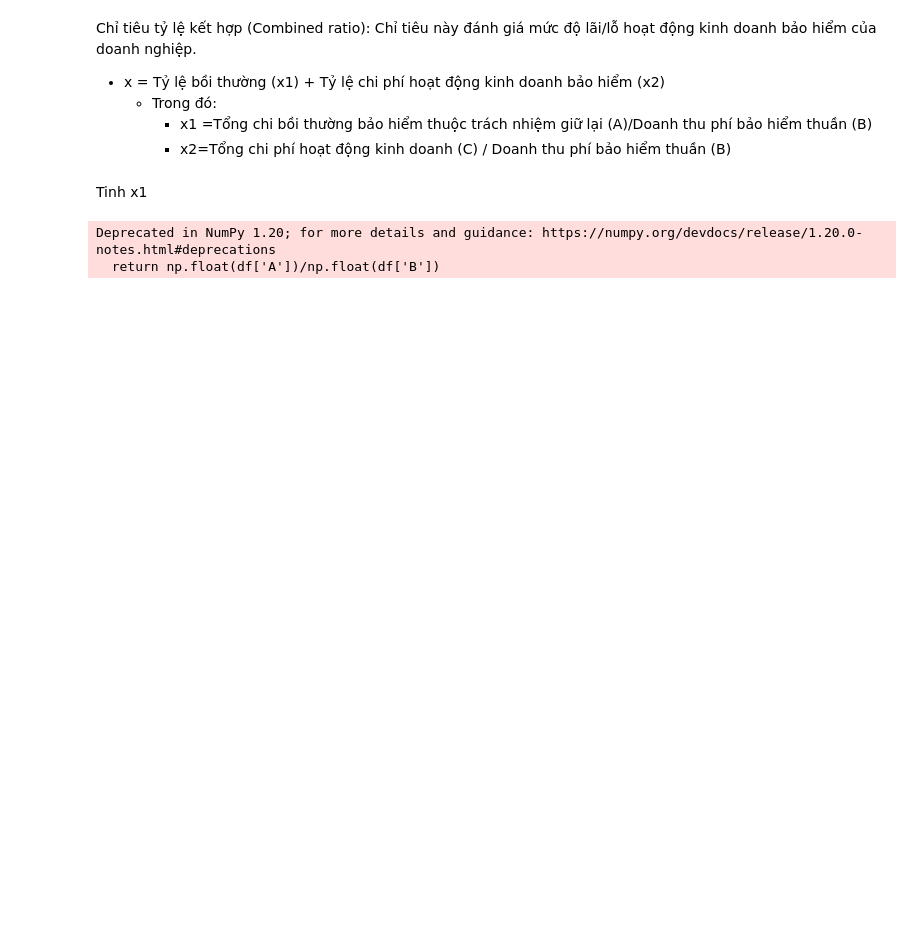
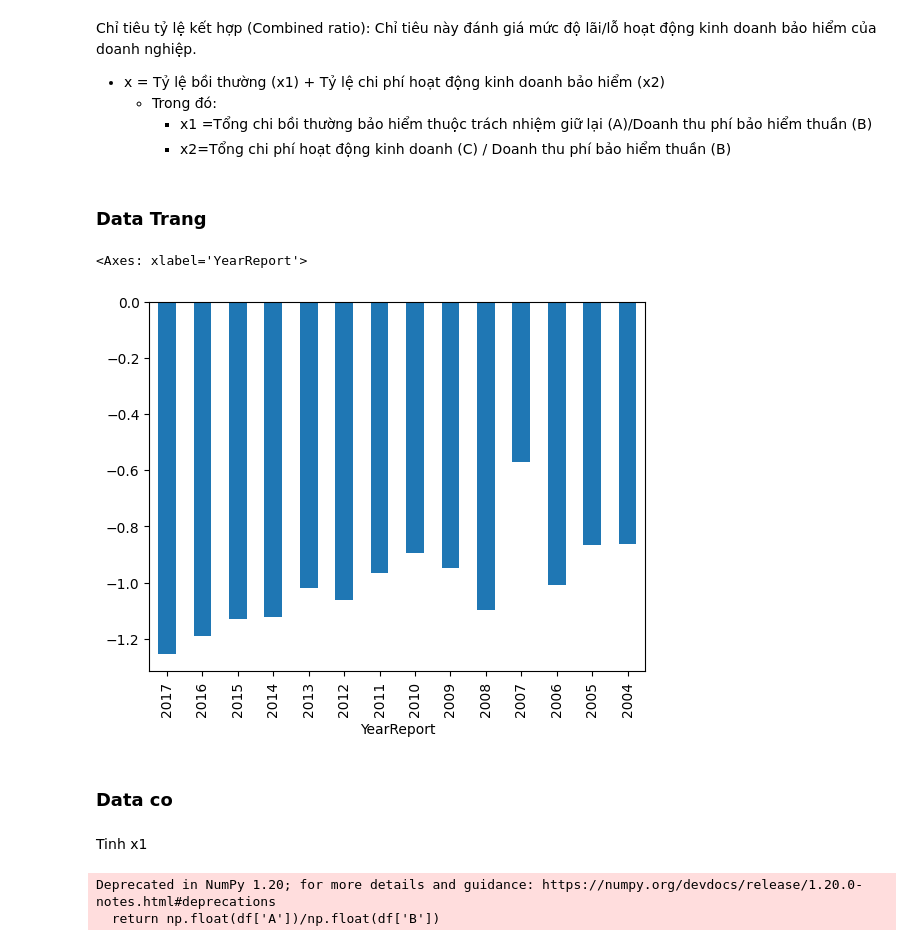
Before and after one commit to khanhtrinh2003/Insurance, a Jupyter notebook: calculate.ipynb, the cells around one changed output. Saved outputs shown, nothing was run; the diff lists cells and outputs as text; code cells hidden in the pictures; blank space fills up the shorter version.

```diff
--- a/calculate.ipynb
+++ b/calculate.ipynb
@@ -12,5 +12,9 @@ cf=db.read_data('cashflow')
 ins.index=pd.to_datetime(ins.index)
 ba.index=pd.to_datetime(ba.index)
 cf.index=pd.to_datetime(cf.index)
+# %%
+ba1=db.read_data('balancesheet1').reset_index().set_index('YearReport')
+ba2=db.read_data('balancesheet2').reset_index().set_index('YearReport')
+ins1=db.read_data('incomestatement1').reset_index().set_index('YearReport')
 # %%
 ticker='PTI'
@@ -33,6 +39,17 @@ Chỉ tiêu tỷ lệ kết hợp (Combined ratio): Chỉ tiêu này đánh giá
     - Trong đó:
         - x1 =Tổng chi bồi thường bảo hiểm thuộc trách nhiệm giữ lại (A)/Doanh thu phí bảo hiểm thuần (B)
         - x2=Tổng chi phí hoạt động kinh doanh (C) / Doanh thu phí bảo hiểm thuần (B)
+# %% [markdown]
+### Data Trang
+# %%
+res=ins1[ins1['Ticker']==ticker][['Bồi thường thuộc trách nhiệm giữ lại','Tổng chi trực tiếp hoạt động kinh doanh bảo hiểm']].sum(axis=1)/ins1[ins1['Ticker']==ticker]['Doanh thu thuần từ hoạt động kinh doanh bảo hiểm ']
+# %%
+res.plot(kind='bar')
+# %% [output]
+<Axes: xlabel='YearReport'>
+[figure, added]
+# %% [markdown]
+### Data co
 # %%
 s6_21=db.read_data('s6_21')
 s6_20=db.read_data('s6_20')
```
Also changed, not shown: parts of 12 cells of this notebook, 2 other files.
